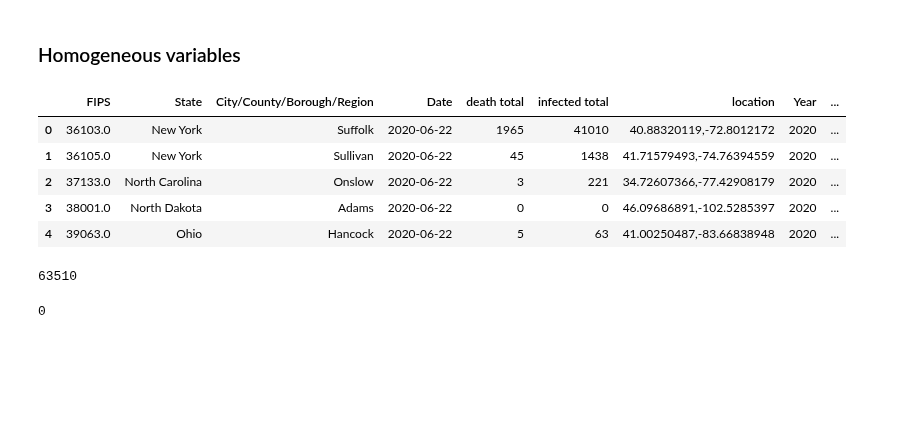
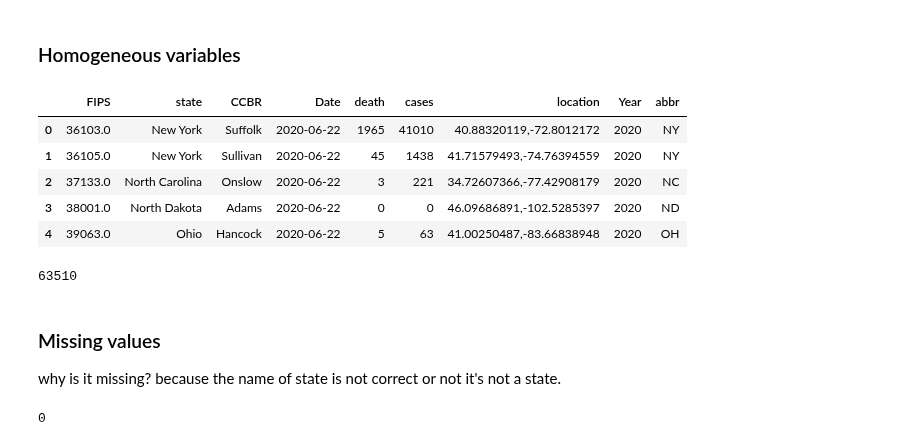
Before and after one commit to AppleBoiy/cs203-c19-analysis, a Jupyter notebook: code/B_preparation/assemble.ipynb, the cells around one changed output. Cells and saved outputs as stored; diff of their text form; code cells hidden in the pictures; blank space fills up the shorter version.

```diff
--- a/code/B_preparation/assemble.ipynb
+++ b/code/B_preparation/assemble.ipynb
@@ -41,10 +40,13 @@ Index(['Admin 2 FIPS Code', 'Province/State',
 # US doesn't have a province, but states
 # FIPS code only, Admin 2 Level is not necessary
 # What is total confirmed?
-raw_data.rename(columns={
-    'Admin 2 FIPS Code': 'FIPS',
-    'Province/State': 'State',
-    'Admin 2 Level (City/County/Borough/Region)': 'City/County/Borough/Region',
-    'Total Confirmed': 'infected total',
-    'Total Death': 'death total',
-}, inplace=True)
+raw_data.rename(
+    columns={
+        "Admin 2 FIPS Code": "FIPS",
+        "Province/State": "state",
+        "Admin 2 Level (City/County/Borough/Region)": "CCBR",
+        "Total Confirmed": "cases",
+        "Total Death": "death",
+    },
+    inplace=True,
+)
@@ -73,12 +62,15 @@ name_of_state_us = json.load(open('name_state_us.json'))
-# %%
-raw_data['Abbr'] = raw_data['State'].map(name_of_state_us)
 # %%
+import json
+
+name_of_state_us = json.load(open("name_state_us.json"))
+raw_data["abbr"] = raw_data["state"].map(name_of_state_us)
+
 raw_data.head()
 # %% [output]
-|  | FIPS | State | City/County/Borough/Region | Date | death total | infected total | location | Year | ... |
-| 0 | 36103.0 | New York | Suffolk | 2020-06-22 | 1965 | 41010 | 40.88320119,-72.8012172 | 2020 | ... |
-| 1 | 36105.0 | New York | Sullivan | 2020-06-22 | 45 | 1438 | 41.71579493,-74.76394559 | 2020 | ... |
-| 2 | 37133.0 | North Carolina | Onslow | 2020-06-22 | 3 | 221 | 34.72607366,-77.42908179 | 2020 | ... |
-| 3 | 38001.0 | North Dakota | Adams | 2020-06-22 | 0 | 0 | 46.09686891,-102.5285397 | 2020 | ... |
-| 4 | 39063.0 | Ohio | Hancock | 2020-06-22 | 5 | 63 | 41.00250487,-83.66838948 | 2020 | ... |
+|  | FIPS | state | CCBR | Date | death | cases | location | Year | abbr |
+| 0 | 36103.0 | New York | Suffolk | 2020-06-22 | 1965 | 41010 | 40.88320119,-72.8012172 | 2020 | NY |
+| 1 | 36105.0 | New York | Sullivan | 2020-06-22 | 45 | 1438 | 41.71579493,-74.76394559 | 2020 | NY |
+| 2 | 37133.0 | North Carolina | Onslow | 2020-06-22 | 3 | 221 | 34.72607366,-77.42908179 | 2020 | NC |
+| 3 | 38001.0 | North Dakota | Adams | 2020-06-22 | 0 | 0 | 46.09686891,-102.5285397 | 2020 | ND |
+| 4 | 39063.0 | Ohio | Hancock | 2020-06-22 | 5 | 63 | 41.00250487,-83.66838948 | 2020 | OH |
 # %%
@@ -86,4 +78,8 @@ raw_data['Abbr'].isnull().sum() # something went wrong?
 # %% [output]
 63510
+# %% [markdown]
+### Missing values
+
+why is it missing? because the name of state is not correct or not it's not a state.
 # %%
 # drop missing 'Abbr' (not a US State)
```
Also changed, not shown: parts of 27 cells of this notebook, 12 other files.
